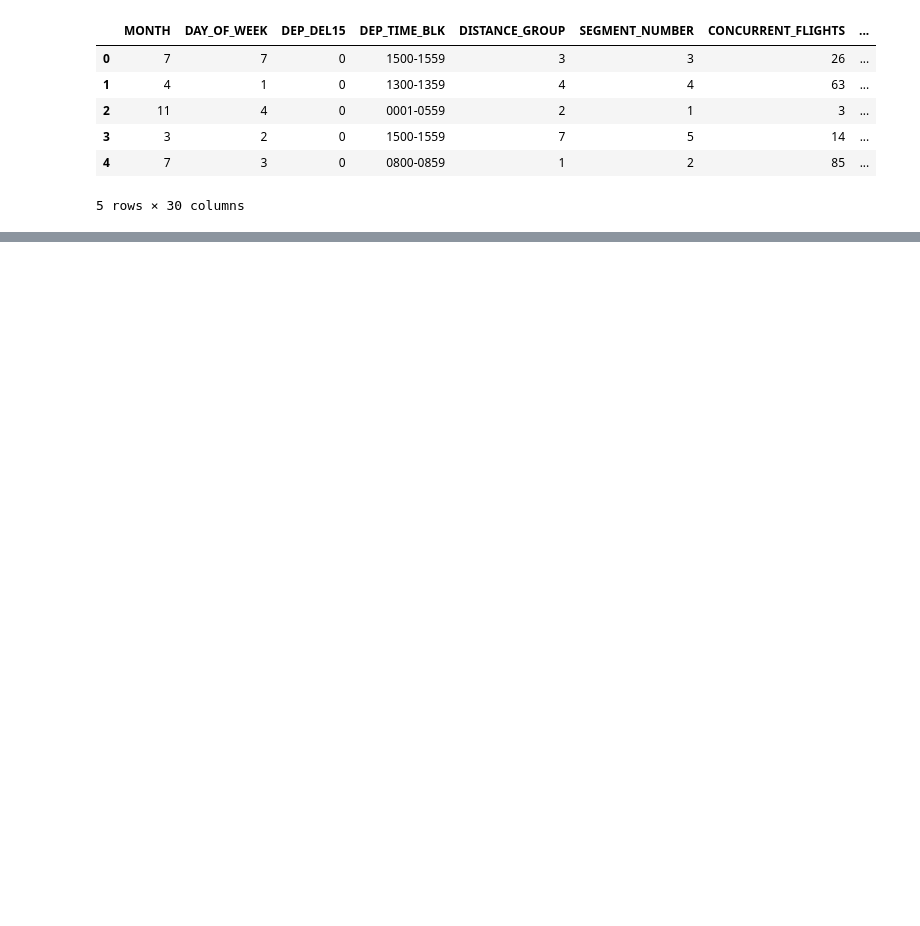
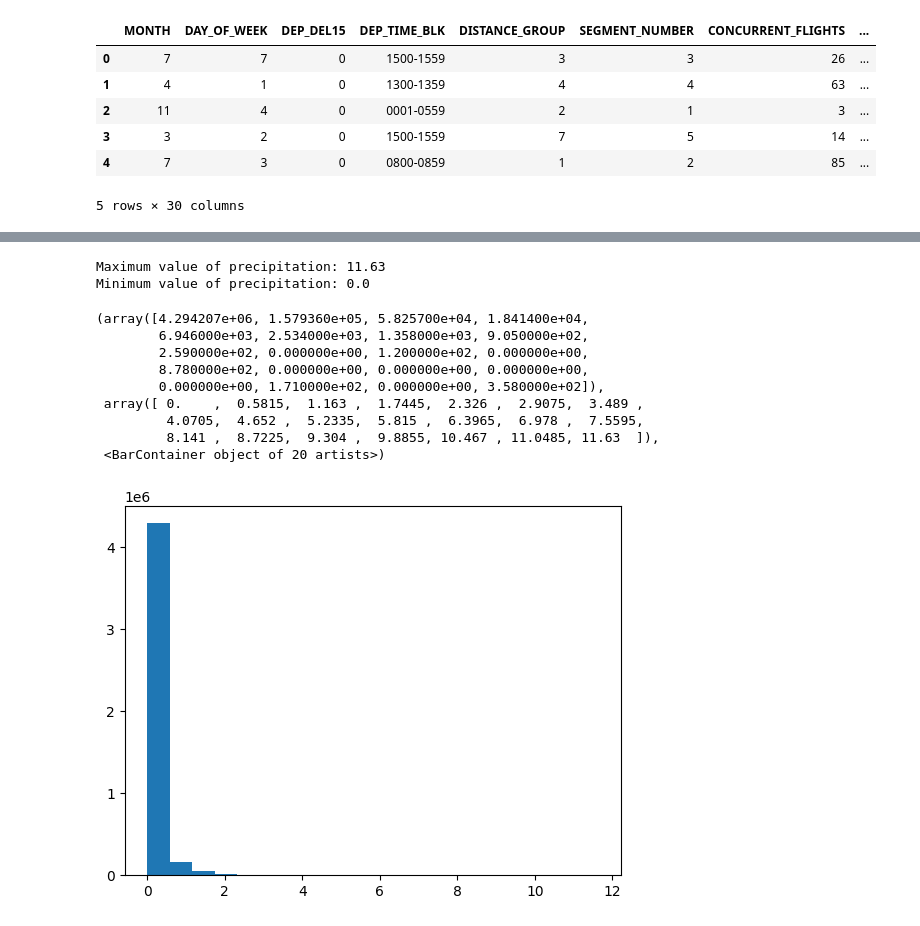
Before and after one commit to mariatmvendas/mbml_project, a Jupyter notebook: EDA.ipynb, the cells around one changed output, grey strips where cells are left out. Drawn from its saved outputs; the diff is of its cells as text; code cells hidden in the pictures; blank space fills up the shorter version.

```diff
--- a/EDA.ipynb
+++ b/EDA.ipynb
@@ -49,0 +124,19 @@ Name: count, dtype: int64
+# %%
+print(f"Maximum value of precipitation: {df_train["PRCP"].max()}")
+print(f"Minimum value of precipitation: {df_train["PRCP"].min()}")
+
+prcp=df_train["PRCP"].values
+plt.hist(prcp, bins=20)
+# %% [output]
+Maximum value of precipitation: 11.63
+Minimum value of precipitation: 0.0
+(array([4.294207e+06, 1.579360e+05, 5.825700e+04, 1.841400e+04,
+        6.946000e+03, 2.534000e+03, 1.358000e+03, 9.050000e+02,
+        2.590000e+02, 0.000000e+00, 1.200000e+02, 0.000000e+00,
+        8.780000e+02, 0.000000e+00, 0.000000e+00, 0.000000e+00,
+        0.000000e+00, 1.710000e+02, 0.000000e+00, 3.580000e+02]),
+ array([ 0.    ,  0.5815,  1.163 ,  1.7445,  2.326 ,  2.9075,  3.489 ,
+         4.0705,  4.652 ,  5.2335,  5.815 ,  6.3965,  6.978 ,  7.5595,
+         8.141 ,  8.7225,  9.304 ,  9.8855, 10.467 , 11.0485, 11.63  ]),
+ <BarContainer object of 20 artists>)
+[figure, added]
```
Also changed, not shown: parts of 17 cells of this notebook.
